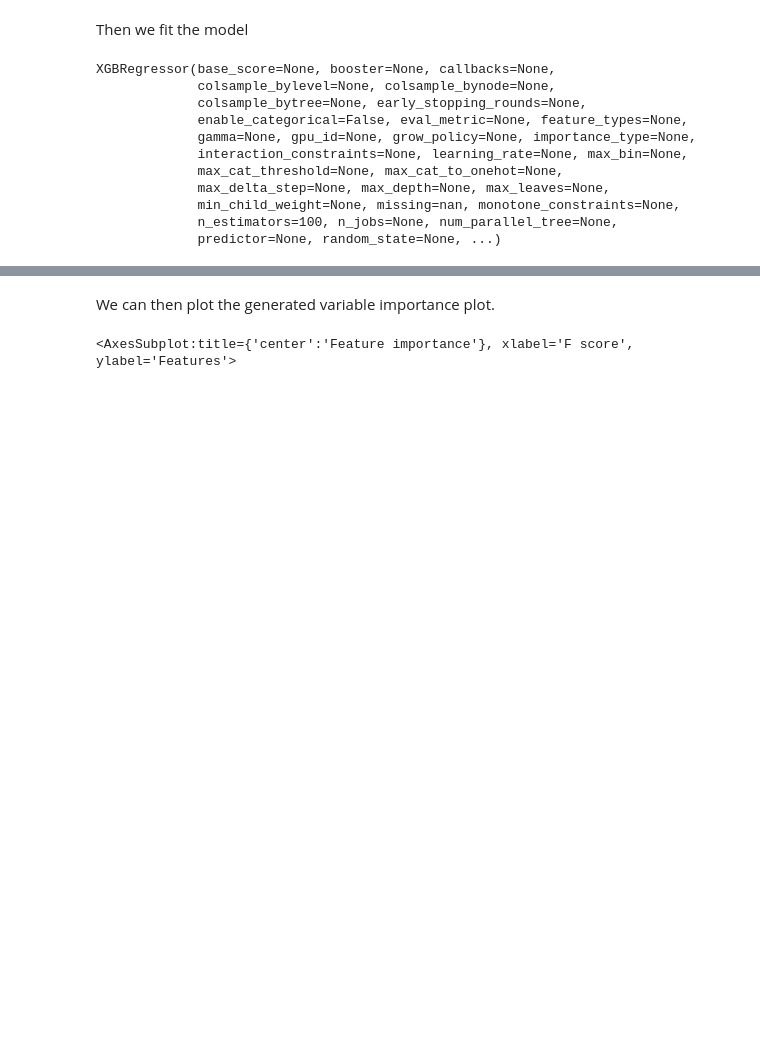
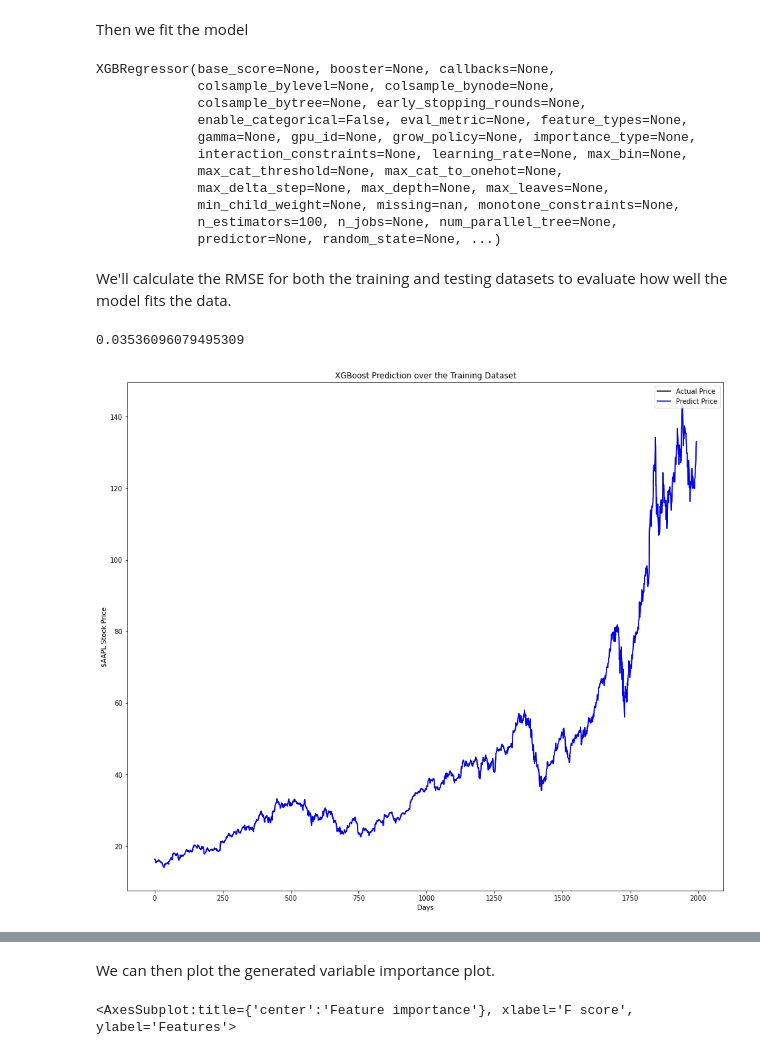
Before and after one commit to fmedrano2019/TraderJoes, a Jupyter notebook: XGBoost.ipynb, the cells around one changed output, grey strips where cells are left out. Drawn from its saved outputs; the diff is of its cells as text; code cells hidden in the pictures; blank space fills up the shorter version.

Commit message:
split training/testing + RMSE plotting

```diff
--- a/XGBoost.ipynb
+++ b/XGBoost.ipynb
@@ -56,0 +62,3 @@ Name: close_aapl, Length: 2492, dtype: float64
+# %%
+training_data_len = math.ceil(len(df) * 0.8)
+training_data_len
@@ -56,0 +83,14 @@ Name: close_aapl, Length: 2492, dtype: float64
+# %%
+# creating training sets for x and y
+x_train = x[:training_data_len]
+y_train = y[:training_data_len]
+
+# creating testing sets for x and y
+x_test = x[training_data_len:]
+y_test = y[training_data_len:]
+
+print('x_train shape: ' + str(x_train.shape))
+print('y_train shape: ' + str(y_train.shape))
+print()
+print('x_test shape: ' + str(x_test.shape))
+print('y_test shape: ' + str(y_test.shape))
@@ -58,7 +120,7 @@ Name: close_aapl, Length: 2492, dtype: float64
 Then we fit the model
 # %%
 model = xgb.XGBRegressor()
-model.fit(x, y)
+model.fit(x_train, y_train)
 # %% [output]
 XGBRegressor(base_score=None, booster=None, callbacks=None,
              colsample_bylevel=None, colsample_bynode=None,
@@ -71,3 +133,22 @@ XGBRegressor(base_score=None, booster=None, callbacks=None,
              min_child_weight=None, missing=nan, monotone_constraints=None,
              n_estimators=100, n_jobs=None, num_parallel_tree=None,
              predictor=None, random_state=None, ...)
+# %% [markdown]
+We'll calculate the RMSE for both the training and testing datasets to evaluate how well the model fits the data.
+# %%
+y_hat_train = model.predict(x_train)
+
+plt.figure(figsize=(16, 14))
+plt.plot(y_train, color = 'black', label = 'Actual Price')
+plt.plot(y_hat_train, color = 'blue', label = 'Predict Price')
+plt.title('XGBoost Prediction over the Training Dataset')
+plt.ylabel('$AAPL Stock Price')
+plt.xlabel('Days')
+plt.legend(loc = 'upper right')
+
+MSE = mean_squared_error(y_hat_train, y_train)
+RMSE = math.sqrt(MSE)
+RMSE
+# %% [output]
+0.03536096079495309
+[figure, added]
```
Also changed, not shown: parts of 8 cells of this notebook.
